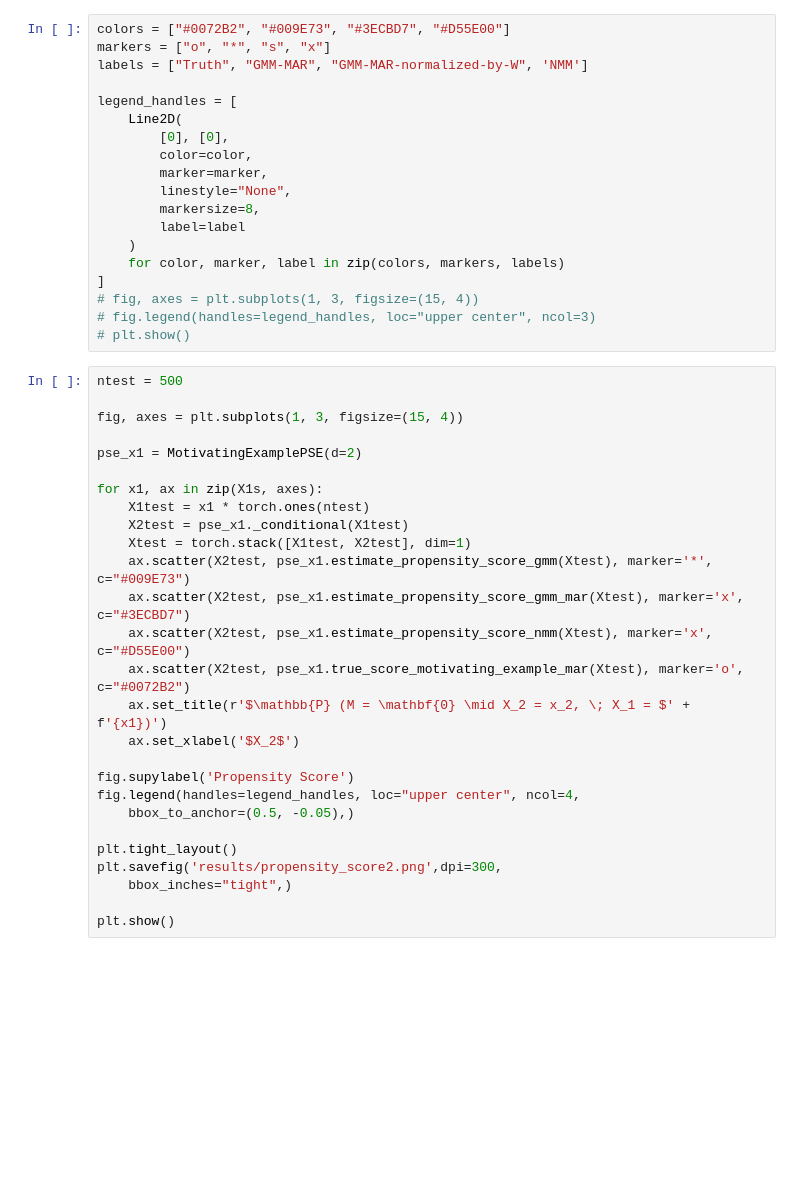
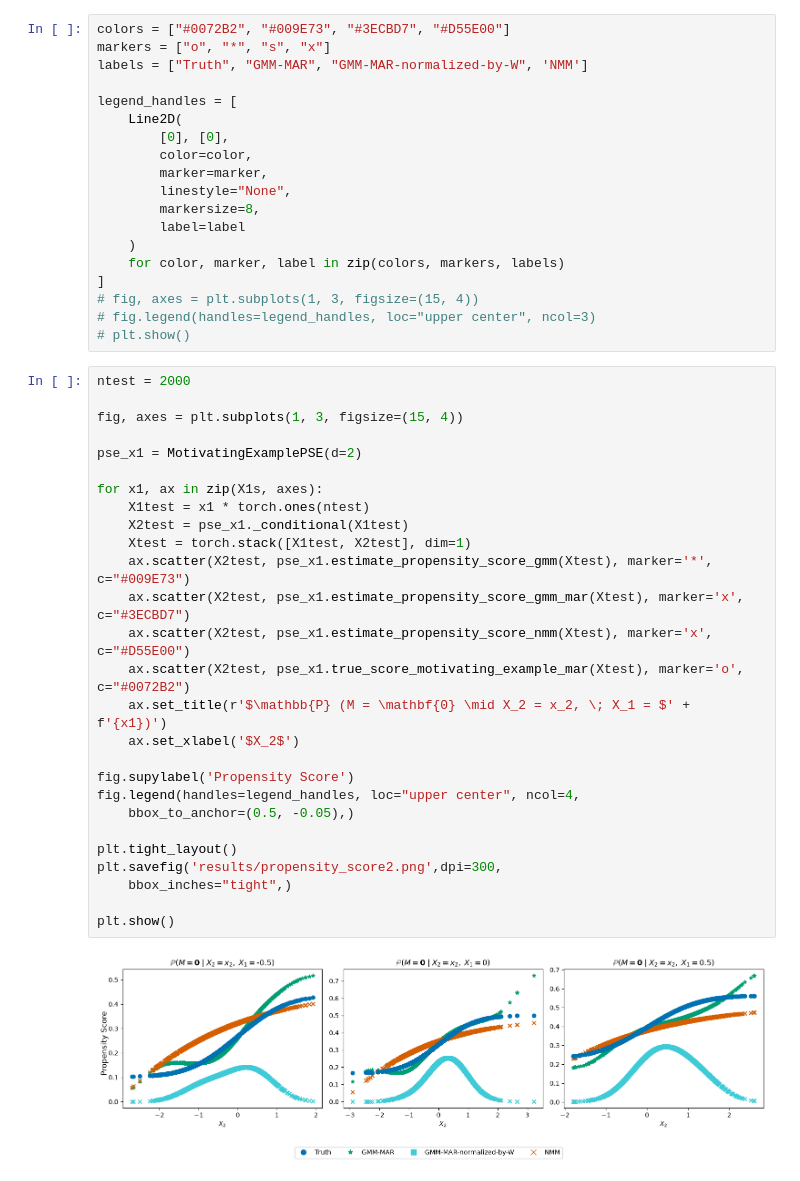
Before and after one commit to huimin-hu-stat/MAR-v2, a Jupyter notebook: propensity_score.ipynb, the cells around one changed output. Saved outputs shown, nothing was run; the diff lists cells and outputs as text; blank space fills up the shorter version.

```diff
--- a/propensity_score.ipynb
+++ b/propensity_score.ipynb
@@ -98,29 +103,31 @@ legend_handles = [
 # fig.legend(handles=legend_handles, loc="upper center", ncol=3)
 # plt.show()
 # %%
-ntest = 500
+ntest = 2000
 
 fig, axes = plt.subplots(1, 3, figsize=(15, 4))
 
 pse_x1 = MotivatingExamplePSE(d=2)
 
 for x1, ax in zip(X1s, axes):
     X1test = x1 * torch.ones(ntest)
     X2test = pse_x1._conditional(X1test)
     Xtest = torch.stack([X1test, X2test], dim=1)
     ax.scatter(X2test, pse_x1.estimate_propensity_score_gmm(Xtest), marker='*', c="#009E73")
     ax.scatter(X2test, pse_x1.estimate_propensity_score_gmm_mar(Xtest), marker='x', c="#3ECBD7")
     ax.scatter(X2test, pse_x1.estimate_propensity_score_nmm(Xtest), marker='x', c="#D55E00")
     ax.scatter(X2test, pse_x1.true_score_motivating_example_mar(Xtest), marker='o', c="#0072B2")
     ax.set_title(r'$\mathbb{P} (M = \mathbf{0} \mid X_2 = x_2, \; X_1 = $' + f'{x1})')
     ax.set_xlabel('$X_2$')
 
 fig.supylabel('Propensity Score')
 fig.legend(handles=legend_handles, loc="upper center", ncol=4,
     bbox_to_anchor=(0.5, -0.05),)
 
 plt.tight_layout()
 plt.savefig('results/propensity_score2.png',dpi=300,
     bbox_inches="tight",)
 
 plt.show()
+# %% [output]
+[figure, added]
```
Also changed, not shown: parts of 3 cells of this notebook, 2 other files.
